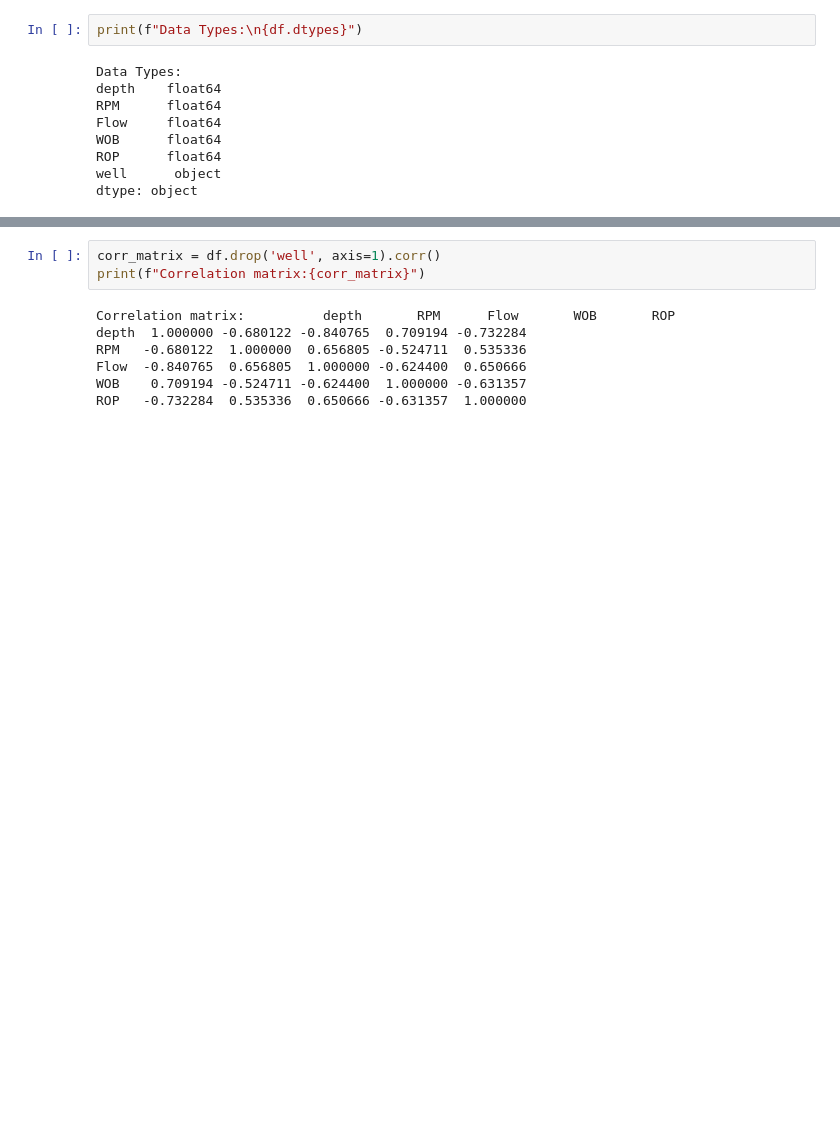
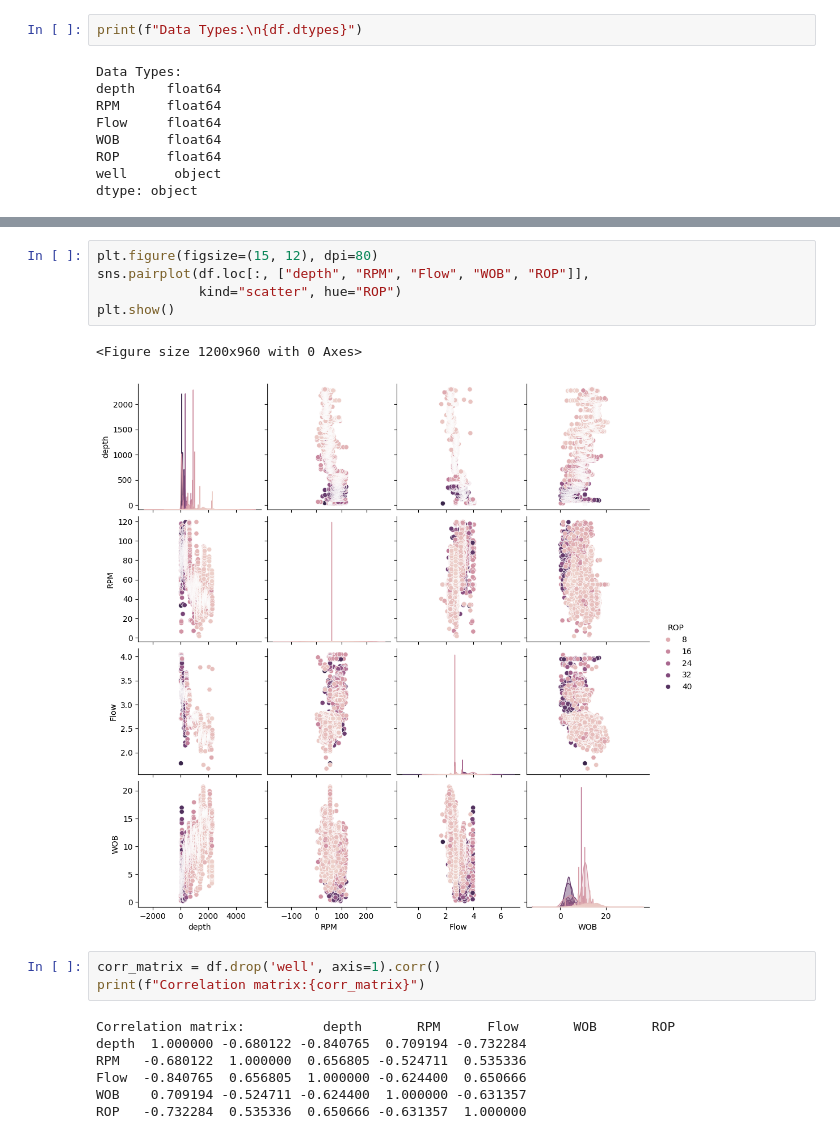
Before and after one commit to dulhara79/DULHARA_KAUSHALYA_ROP_PREDICTION, a Jupyter notebook: ROP_predict_model.ipynb, the cells around one changed output, grey strips where cells are left out. Saved outputs shown, nothing was run; the diff lists cells and outputs as text; blank space fills up the shorter version.

```diff
--- a/ROP_predict_model.ipynb
+++ b/ROP_predict_model.ipynb
@@ -84,3 +78,11 @@ df.describe()
+# %%
+plt.figure(figsize=(15, 12), dpi=80)
+sns.pairplot(df.loc[:, ["depth", "RPM", "Flow", "WOB", "ROP"]],
+             kind="scatter", hue="ROP")
+plt.show()
+# %% [output]
+<Figure size 1200x960 with 0 Axes>
+[figure, added]
 # %%
 corr_matrix = df.drop('well', axis=1).corr()
 print(f"Correlation matrix:{corr_matrix}")
```
Also changed, not shown: parts of 3 cells of this notebook.
